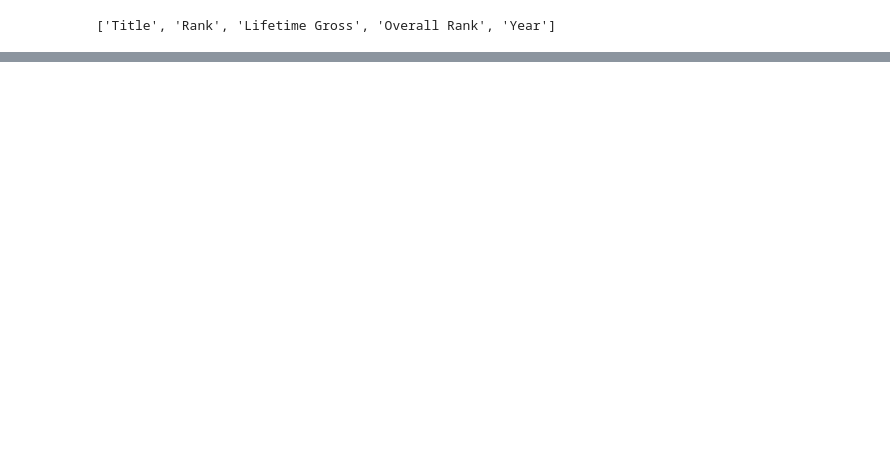
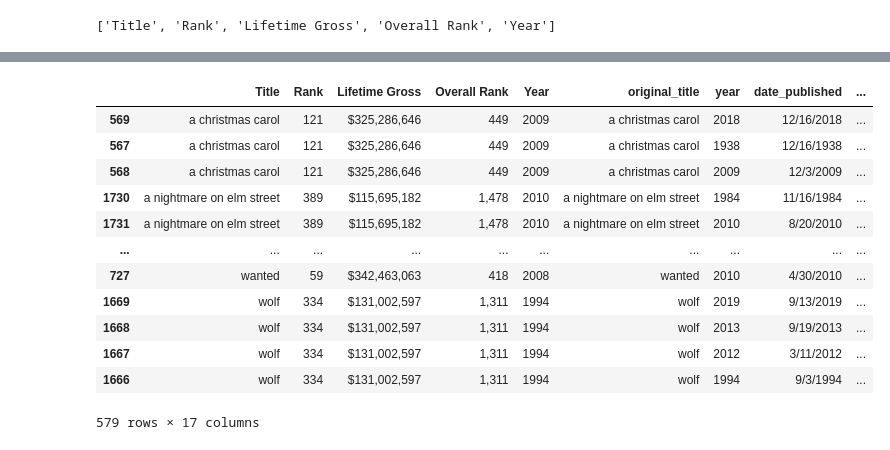
Before and after one commit to llubna/Movies-, a Jupyter notebook: web_scraping.ipynb, the cells around one changed output, grey strips where cells are left out. Cells and saved outputs as stored; diff of their text form; code cells hidden in the pictures; blank space fills up the shorter version.

```diff
--- a/web_scraping.ipynb
+++ b/web_scraping.ipynb
@@ -153,0 +208,16 @@ df.to_csv('movies.csv')
+# %%
+MergedData[MergedData.duplicated(subset=["original_title"], keep=False)].sort_values(by= "original_title")
+# %% [output]
+|  | Title | Rank | Lifetime Gross | Overall Rank | Year | original_title | year | date_published | ... |
+| 569 | a christmas carol | 121 | $325,286,646 | 449 | 2009 | a christmas carol | 2018 | 12/16/2018 | ... |
+| 567 | a christmas carol | 121 | $325,286,646 | 449 | 2009 | a christmas carol | 1938 | 12/16/1938 | ... |
+| 568 | a christmas carol | 121 | $325,286,646 | 449 | 2009 | a christmas carol | 2009 | 12/3/2009 | ... |
+| 1730 | a nightmare on elm street | 389 | $115,695,182 | 1,478 | 2010 | a nightmare on elm street | 1984 | 11/16/1984 | ... |
+| 1731 | a nightmare on elm street | 389 | $115,695,182 | 1,478 | 2010 | a nightmare on elm street | 2010 | 8/20/2010 | ... |
+| ... | ... | ... | ... | ... | ... | ... | ... | ... | ... |
+| 727 | wanted | 59 | $342,463,063 | 418 | 2008 | wanted | 2010 | 4/30/2010 | ... |
+| 1669 | wolf | 334 | $131,002,597 | 1,311 | 1994 | wolf | 2019 | 9/13/2019 | ... |
+| 1668 | wolf | 334 | $131,002,597 | 1,311 | 1994 | wolf | 2013 | 9/19/2013 | ... |
+| 1667 | wolf | 334 | $131,002,597 | 1,311 | 1994 | wolf | 2012 | 3/11/2012 | ... |
+| 1666 | wolf | 334 | $131,002,597 | 1,311 | 1994 | wolf | 1994 | 9/3/1994 | ... |
+579 rows × 17 columns
```
Also changed, not shown: parts of 37 cells of this notebook, 1 other file.
